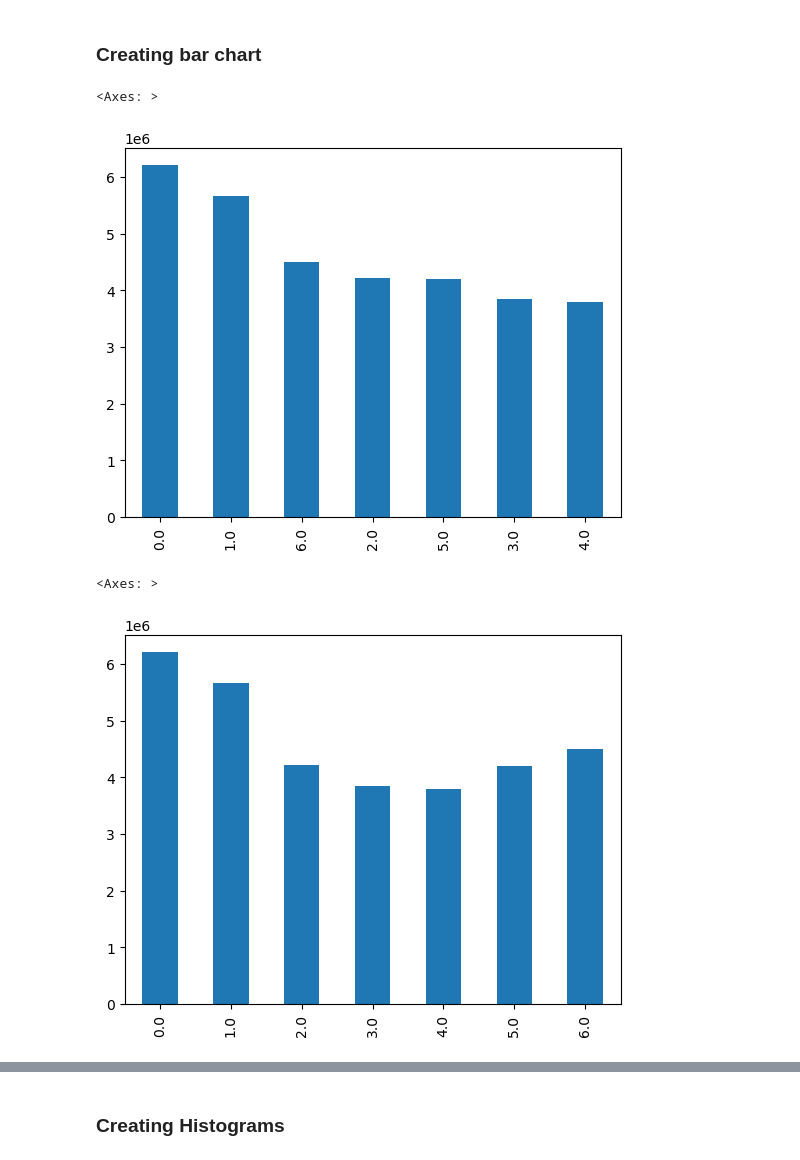
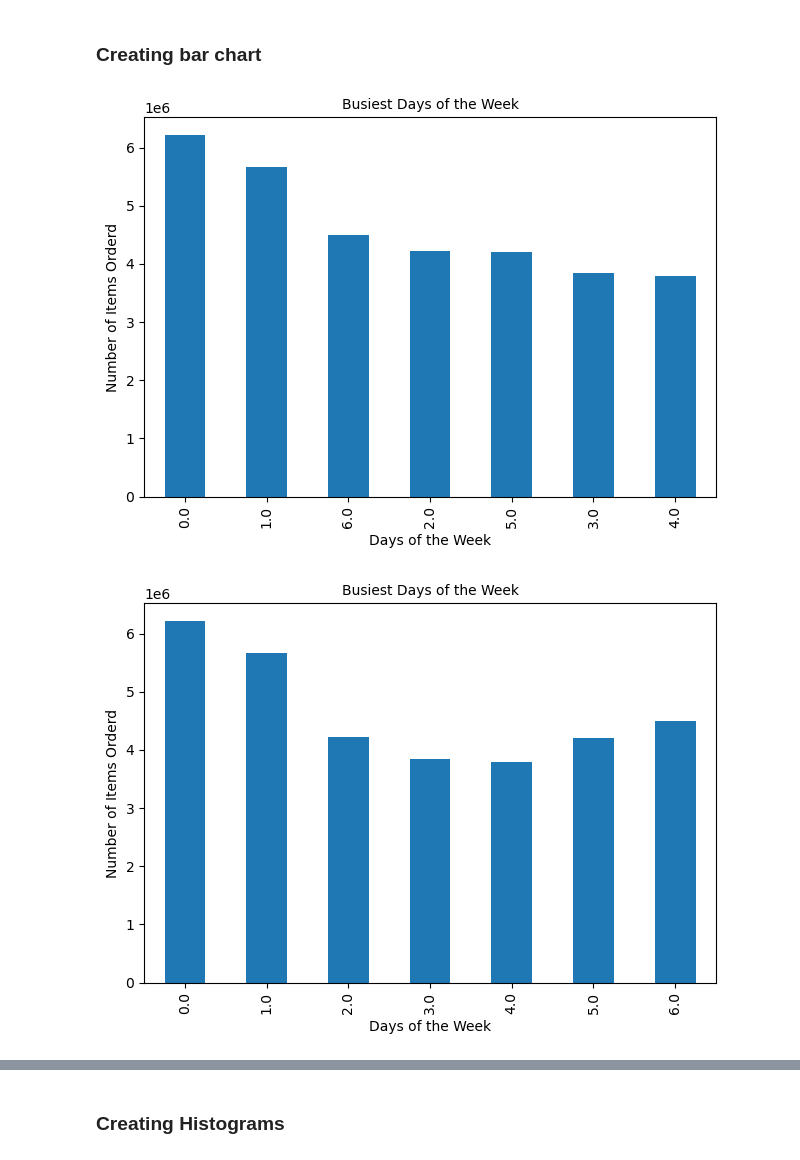
Before and after one commit to JennyferVik/IC-Analysis, a Jupyter notebook: Scripts/4.9 Part 2.ipynb, the cells around one changed output, grey strips where cells are left out. Drawn from its saved outputs; the diff is of its cells as text; code cells hidden in the pictures.

```diff
--- a/Scripts/4.9 Part 2.ipynb
+++ b/Scripts/4.9 Part 2.ipynb
@@ -32,15 +33,23 @@ ic_data.head()
 ### Creating bar chart
 # %%
 ic_data['orders_day_of_week'].value_counts().plot.bar()
+plt.xlabel('Days of the Week', fontsize = 10,)
+plt.ylabel('Number of Items Orderd', fontsize = 10)
+plt.title('Busiest Days of the Week', fontsize = 10)
+plt.tight_layout()
+plt.show()
 # %% [output]
-<Axes: >
-[figure, old version]
+[figure, new version]
 # %%
 # sorting chart
 ic_data['orders_day_of_week'].value_counts().sort_index().plot.bar()
+plt.xlabel('Days of the Week', fontsize = 10,)
+plt.ylabel('Number of Items Orderd', fontsize = 10)
+plt.title('Busiest Days of the Week', fontsize = 10)
+plt.tight_layout()
+plt.show()
 # %% [output]
-<Axes: >
-[figure, old version]
+[figure, new version]
 # %%
 # coloring chart
 ic_data['orders_day_of_week'].value_counts().plot.bar(color = ['purple', 'red', 'pink', 'orange', 'yellow', 'green', 'blue'])
```
Also changed, not shown: parts of 14 cells of this notebook.
